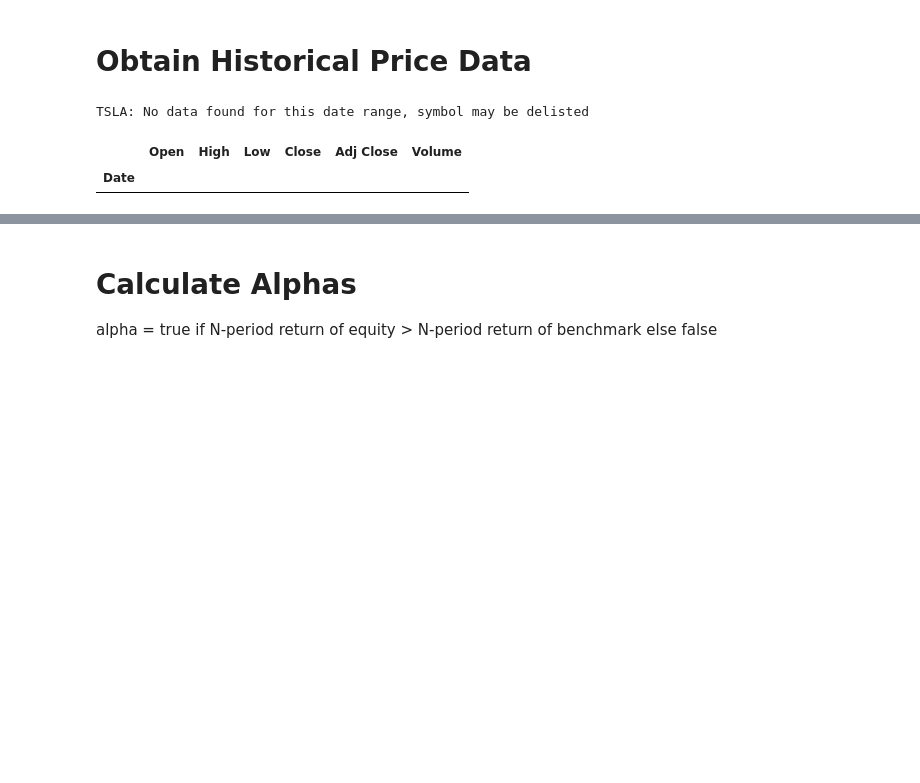
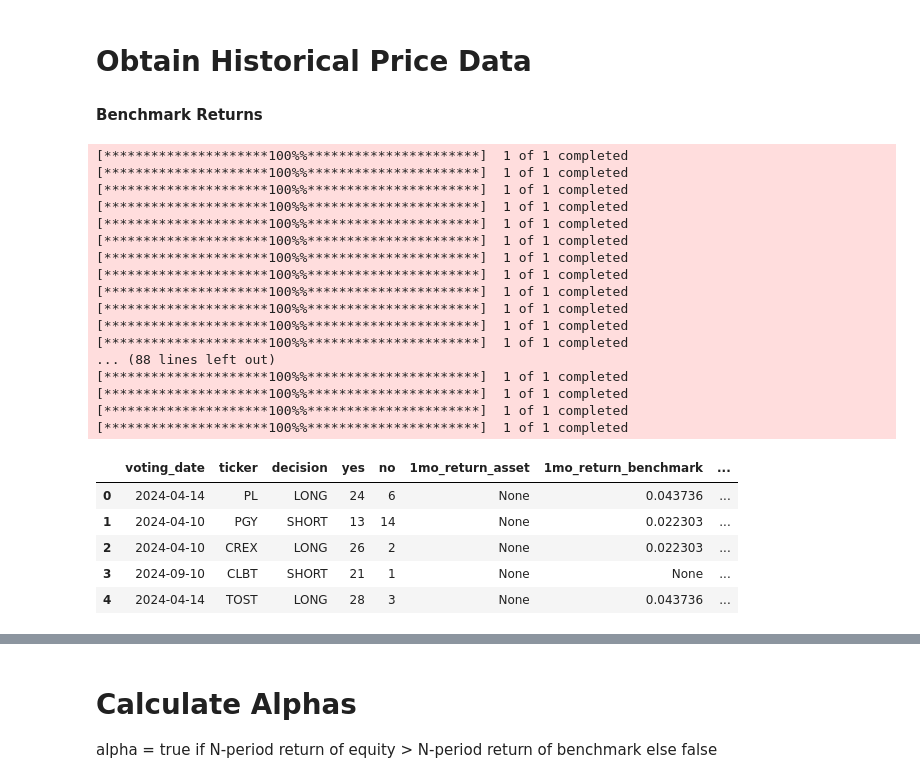
Before and after one commit to milesChild/svf_code, a Jupyter notebook: voting_alpha.ipynb, the cells around one changed output, grey strips where cells are left out. Saved outputs shown, nothing was run; the diff lists cells and outputs as text; code cells hidden in the pictures; blank space fills up the shorter version.

Commit message:
voting alpha notebook

```diff
--- a/voting_alpha.ipynb
+++ b/voting_alpha.ipynb
@@ -8,6 +9,7 @@ import plotly.graph_objects as go
 # %%
 # read in the voting history data
 votes = pd.read_excel('voting_history.xlsx')
+votes['voting_date'] = votes['voting_date'].astype('str')
 votes.head()
 # %% [output]
 |  | voting_date | ticker | decision | yes | no |
@@ -21,6 +23,9 @@ votes.head()
 # %%
 # Add in 1mo, 6mo, 1yr return columns to the votes dataframe
 votes_with_returns = votes.copy()
-votes_with_returns['1mo_return'] = None
-votes_with_returns['6mo_return'] = None
-votes_with_returns['1yr_return'] = None
+votes_with_returns['1mo_return_asset'] = None
+votes_with_returns['1mo_return_benchmark'] = None
+votes_with_returns['6mo_return_asset'] = None
+votes_with_returns['6mo_return_benchmark'] = None
+votes_with_returns['1yr_return_asset'] = None
+votes_with_returns['1yr_return_benchmark'] = None
@@ -33,7 +31,0 @@ def get_n_period_return(ticker):
-# %%
-rs = get_n_period_return('TSLA')
-rs
-# %% [output]
-TSLA: No data found for this date range, symbol may be delisted
-|  | Open | High | Low | Close | Adj Close | Volume |
-| Date |  |  |  |  |  |  |
@@ -39,0 +64,55 @@ TSLA: No data found for this date range, symbol may be delisted
+# %% [markdown]
+**Benchmark Returns**
+# %%
+# Fill in benchmark return columns
+benchmark = '^RUT'
+
+for index, row in votes_with_returns.iterrows():
+    start = row['voting_date']
+    one_mo_after = get_end_date(start, 30)
+    six_mo_after = get_end_date(start, 180)
+    one_yr_after = get_end_date(start, 365)
+    try:
+        one_mo_ret_benchmark = get_asset_returns(benchmark, start, one_mo_after)
+    except ValueError as e:
+        one_mo_ret_benchmark = None
+
+    try:
+        six_mo_ret_benchmark = get_asset_returns(benchmark, start, six_mo_after)
+    except ValueError as e:
+        six_mo_ret_benchmark = None
+
+    try:
+        one_yr_ret_benchmark = get_asset_returns(benchmark, start, one_yr_after)
+    except ValueError as e:
+        one_yr_ret_benchmark = None
+
+    votes_with_returns.at[index, '1mo_return_benchmark'] = one_mo_ret_benchmark
+    votes_with_returns.at[index, '6mo_return_benchmark'] = six_mo_ret_benchmark
+    votes_with_returns.at[index, '1yr_return_benchmark'] = one_yr_ret_benchmark
+
+votes_with_returns.head()
+# %% [output]
+[*********************100%%**********************]  1 of 1 completed
+[*********************100%%**********************]  1 of 1 completed
+[*********************100%%**********************]  1 of 1 completed
+[*********************100%%**********************]  1 of 1 completed
+[*********************100%%**********************]  1 of 1 completed
+[*********************100%%**********************]  1 of 1 completed
+[*********************100%%**********************]  1 of 1 completed
+[*********************100%%**********************]  1 of 1 completed
+[*********************100%%**********************]  1 of 1 completed
+[*********************100%%**********************]  1 of 1 completed
+[*********************100%%**********************]  1 of 1 completed
+[*********************100%%**********************]  1 of 1 completed
+... (88 lines left out)
+[*********************100%%**********************]  1 of 1 completed
+[*********************100%%**********************]  1 of 1 completed
+[*********************100%%**********************]  1 of 1 completed
+[*********************100%%**********************]  1 of 1 completed
+|  | voting_date | ticker | decision | yes | no | 1mo_return_asset | 1mo_return_benchmark | ... |
+| 0 | 2024-04-14 | PL | LONG | 24 | 6 | None | 0.043736 | ... |
+| 1 | 2024-04-10 | PGY | SHORT | 13 | 14 | None | 0.022303 | ... |
+| 2 | 2024-04-10 | CREX | LONG | 26 | 2 | None | 0.022303 | ... |
+| 3 | 2024-09-10 | CLBT | SHORT | 21 | 1 | None | None | ... |
+| 4 | 2024-04-14 | TOST | LONG | 28 | 3 | None | 0.043736 | ... |
```
Also changed, not shown: parts of 9 cells of this notebook.
